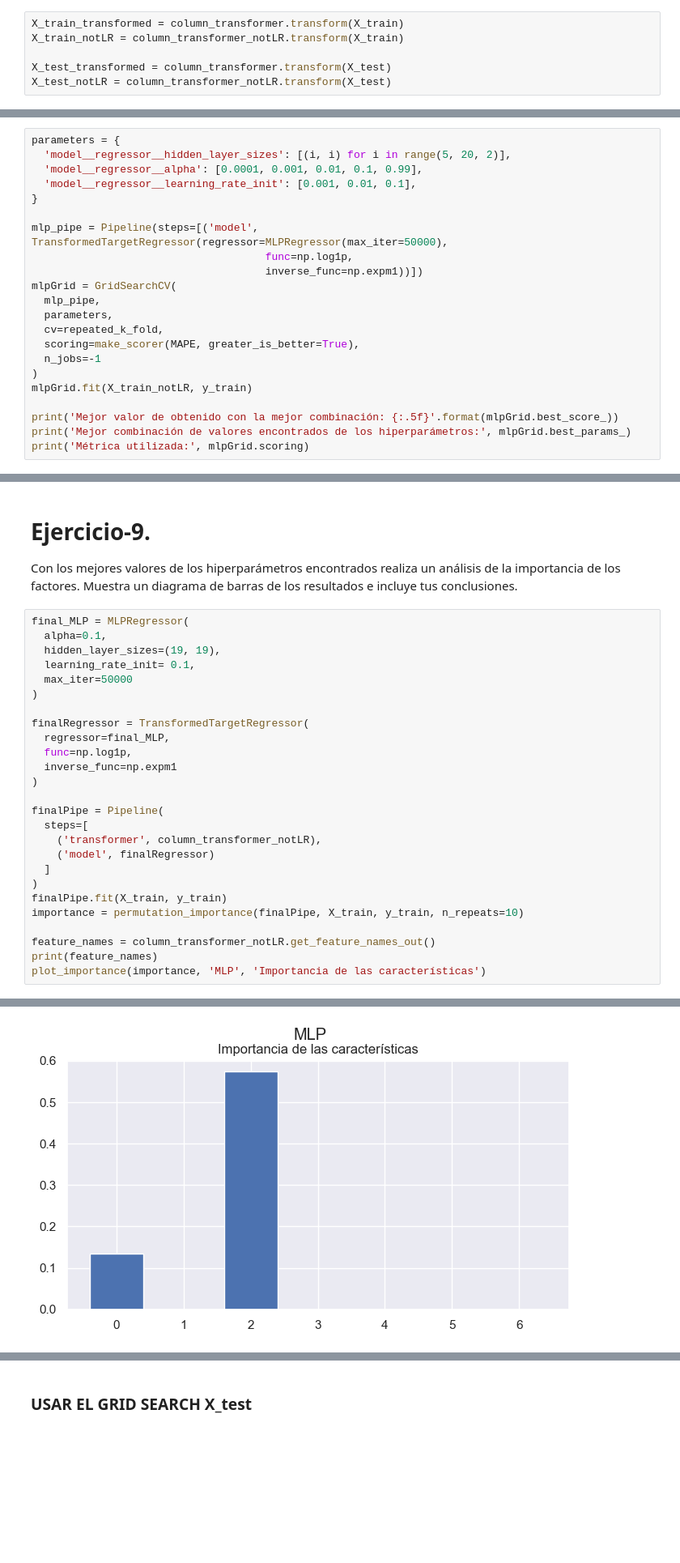
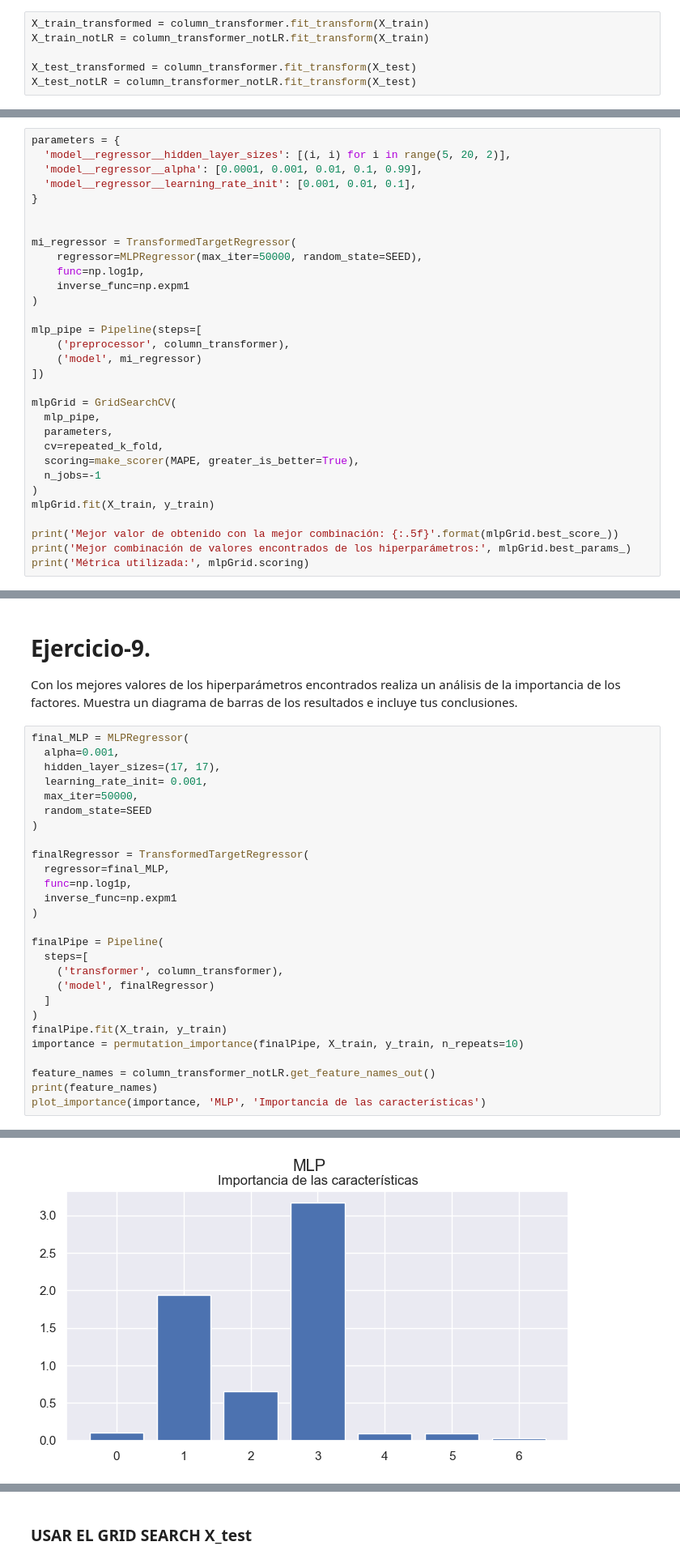
Before and after one commit to diego-carrera/iaa-equipo-30, a Jupyter notebook: semana7/MNA_IAyAA_semana_7_Actividad.ipynb, the cells around one changed output, grey strips where cells are left out. Shown at 81% size. Drawn from its saved outputs; the diff is of its cells as text; blank space fills up the shorter version.

```diff
--- a/semana7/MNA_IAyAA_semana_7_Actividad.ipynb
+++ b/semana7/MNA_IAyAA_semana_7_Actividad.ipynb
@@ -408,8 +404,8 @@ Incluye las conclusiones sobre el mejor modelo encontrado en esta primera aproxi
 
 NOTA: Recuerda que puedes aumentar en dado caso el número máximo de iteraciones para que todos los modelos converjan.
 # %%
-X_train_transformed = column_transformer.transform(X_train)
-X_train_notLR = column_transformer_notLR.transform(X_train)
+X_train_transformed = column_transformer.fit_transform(X_train)
+X_train_notLR = column_transformer_notLR.fit_transform(X_train)
 
-X_test_transformed = column_transformer.transform(X_test)
-X_test_notLR = column_transformer_notLR.transform(X_test)
+X_test_transformed = column_transformer.fit_transform(X_test)
+X_test_notLR = column_transformer_notLR.fit_transform(X_test)
@@ -527,9 +540,18 @@ parameters = {
   'model__regressor__learning_rate_init': [0.001, 0.01, 0.1],
 }
 
-mlp_pipe = Pipeline(steps=[('model', TransformedTargetRegressor(regressor=MLPRegressor(max_iter=50000),
-                                     func=np.log1p,
-                                     inverse_func=np.expm1))])
+
+mi_regressor = TransformedTargetRegressor(
+    regressor=MLPRegressor(max_iter=50000, random_state=SEED),
+    func=np.log1p,
+    inverse_func=np.expm1
+)
+
+mlp_pipe = Pipeline(steps=[
+    ('preprocessor', column_transformer),
+    ('model', mi_regressor)
+])
+
 mlpGrid = GridSearchCV(
   mlp_pipe,
   parameters,
@@ -537,7 +559,7 @@ mlpGrid = GridSearchCV(
   scoring=make_scorer(MAPE, greater_is_better=True),
   n_jobs=-1
 )
-mlpGrid.fit(X_train_notLR, y_train)
+mlpGrid.fit(X_train, y_train)
 
 print('Mejor valor de obtenido con la mejor combinación: {:.5f}'.format(mlpGrid.best_score_))
 print('Mejor combinación de valores encontrados de los hiperparámetros:', mlpGrid.best_params_)
@@ -552,10 +574,11 @@ Métrica utilizada: make_scorer(MAPE)
 Con los mejores valores de los hiperparámetros encontrados realiza un análisis de la importancia de los factores. Muestra un diagrama de barras de los resultados e incluye tus conclusiones.
 # %%
 final_MLP = MLPRegressor(
-  alpha=0.1,
-  hidden_layer_sizes=(19, 19),
-  learning_rate_init= 0.1,
-  max_iter=50000
+  alpha=0.001,
+  hidden_layer_sizes=(17, 17),
+  learning_rate_init= 0.001,
+  max_iter=50000,
+  random_state=SEED
 )
 
 finalRegressor = TransformedTargetRegressor(
@@ -566,7 +589,7 @@ finalRegressor = TransformedTargetRegressor(
 
 finalPipe = Pipeline(
   steps=[
-    ('transformer', column_transformer_notLR),
+    ('transformer', column_transformer),
     ('model', finalRegressor)
   ]
 )
@@ -589,4 +612,4 @@ Feature: 6, Score: 0.00000
-[figure, old version]
+[figure, new version]
 # %%
 y_hat_train = finalPipe.predict(X_train)
 y_hat_test = finalPipe.predict(X_test)
```
Also changed, not shown: parts of 18 cells of this notebook.
